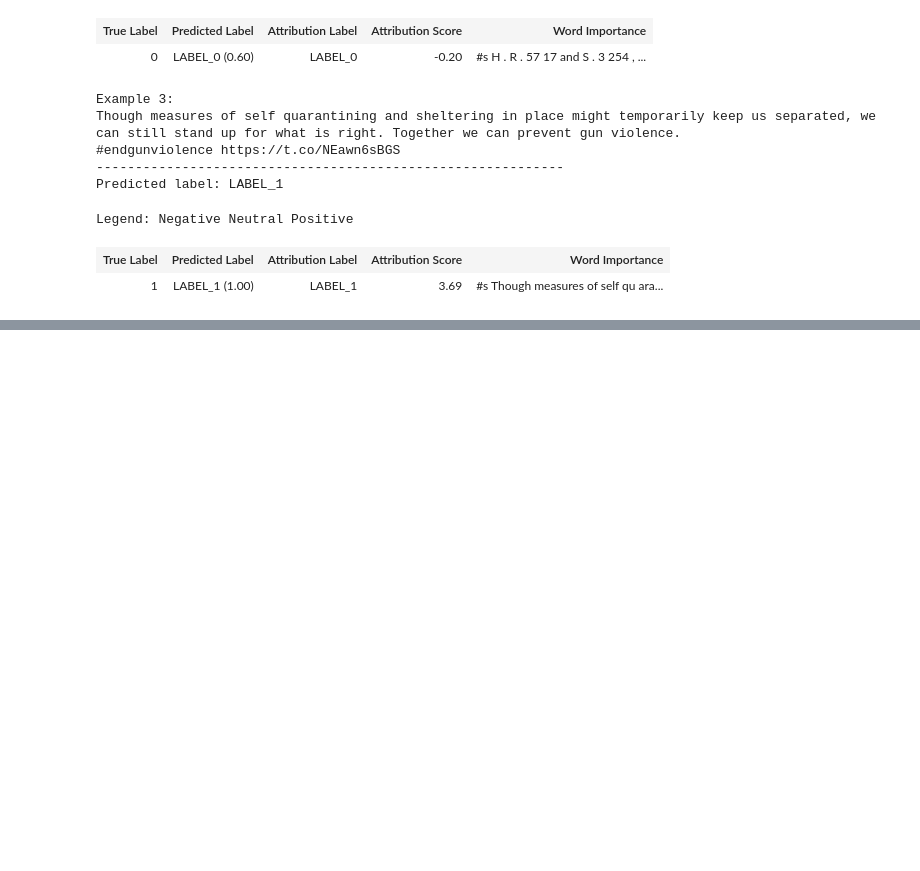
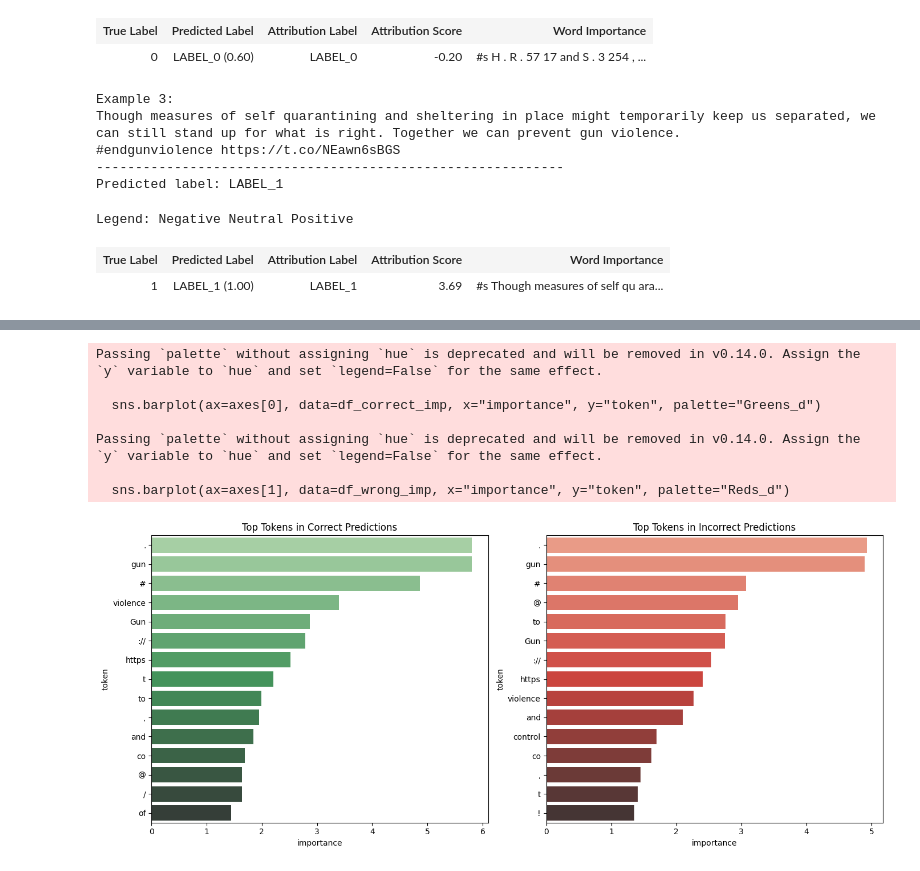
Before and after one commit to DBlassio/multimodal-argmining, a Jupyter notebook: notebooks/05_model_interpretability_and_insights.ipynb, the cells around one changed output, grey strips where cells are left out. Cells and saved outputs as stored; diff of their text form; code cells hidden in the pictures; blank space fills up the shorter version.

```diff
--- a/notebooks/05_model_interpretability_and_insights.ipynb
+++ b/notebooks/05_model_interpretability_and_insights.ipynb
@@ -119,26 +131,35 @@ plt.show()
 # %%
 # Compare Correct vs Incorrect Predictions
 df_test["correct"] = df_test["label"] == df_test["pred_label"]
-correct_texts = df_test[df_test["correct"]].sample(30, random_state=42)["tweet_text"].tolist()
-wrong_texts = df_test[~df_test["correct"]].sample(30, random_state=42)["tweet_text"].tolist()
+correct_texts = df_test[df_test["correct"]].sample(25, random_state=42)["tweet_text"].tolist()
+wrong_texts = df_test[~df_test["correct"]].sample(25, random_state=42)["tweet_text"].tolist()
 
 def aggregate_importance(texts):
     agg = Counter()
     for t in texts:
         word_attr = cls_explainer(t)
         for token, score in word_attr:
             agg[token] += abs(score)
     return pd.DataFrame(agg.items(), columns=["token", "importance"])
 
 df_correct_imp = aggregate_importance(correct_texts).sort_values("importance", ascending=False).head(15)
 df_wrong_imp = aggregate_importance(wrong_texts).sort_values("importance", ascending=False).head(15)
 
 fig, axes = plt.subplots(1, 2, figsize=(14,6))
 sns.barplot(ax=axes[0], data=df_correct_imp, x="importance", y="token", palette="Greens_d")
 axes[0].set_title("Top Tokens in Correct Predictions")
 
 sns.barplot(ax=axes[1], data=df_wrong_imp, x="importance", y="token", palette="Reds_d")
 axes[1].set_title("Top Tokens in Incorrect Predictions")
 
 plt.tight_layout()
 plt.show()
+# %% [output]
+Passing `palette` without assigning `hue` is deprecated and will be removed in v0.14.0. Assign the `y` variable to `hue` and set `legend=False` for the same effect.
+
+  sns.barplot(ax=axes[0], data=df_correct_imp, x="importance", y="token", palette="Greens_d")
+
+Passing `palette` without assigning `hue` is deprecated and will be removed in v0.14.0. Assign the `y` variable to `hue` and set `legend=False` for the same effect.
+
+  sns.barplot(ax=axes[1], data=df_wrong_imp, x="importance", y="token", palette="Reds_d")
+[figure, added]
```
Also changed, not shown: parts of 2 cells of this notebook.
